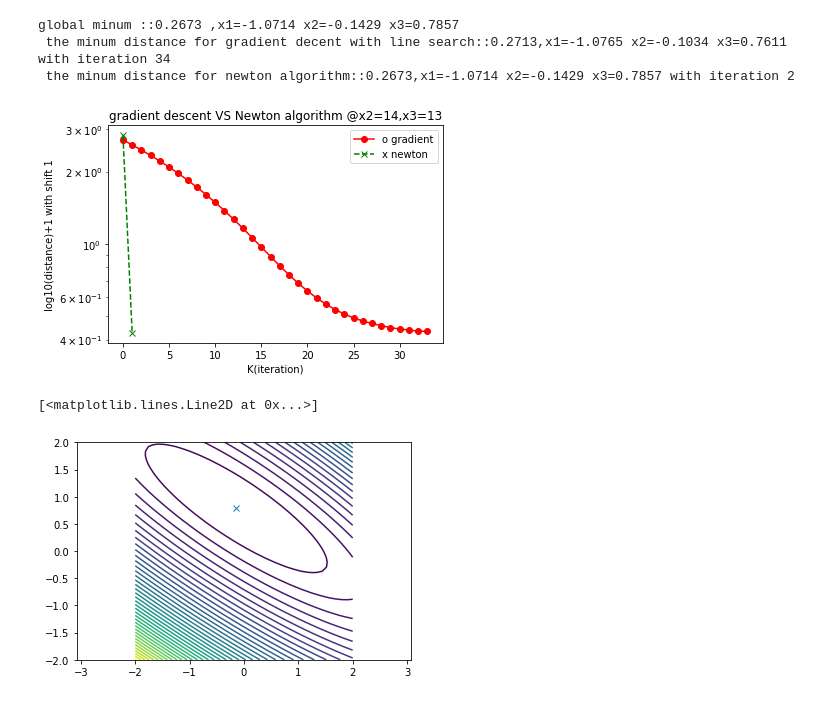
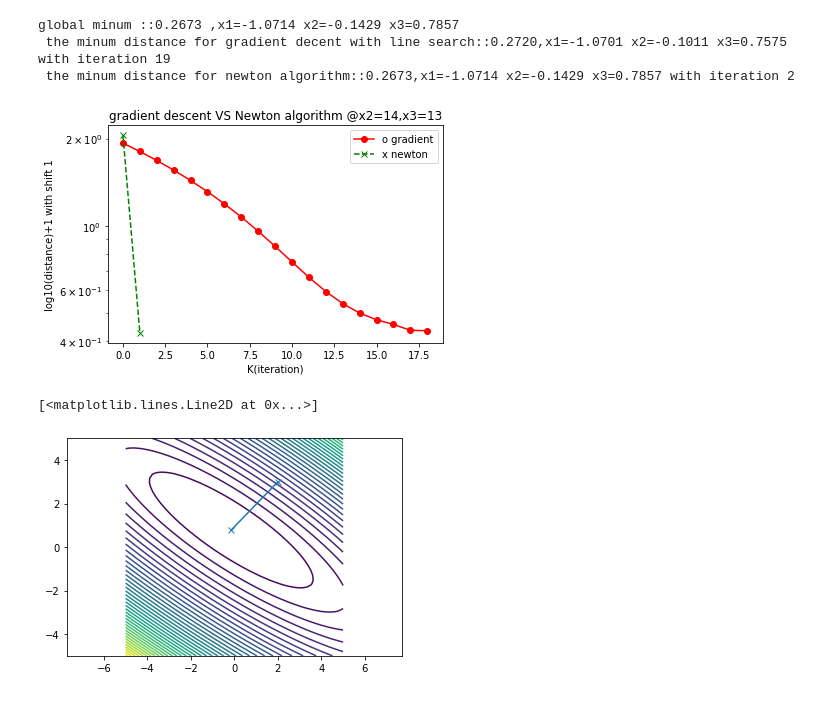
Before and after one commit to schen304joseph/598HW2, a Jupyter notebook: 598HW2.ipynb, the cells around one changed output. Cells and saved outputs as stored; diff of their text form; code cells hidden in the pictures.

```diff
--- a/598HW2.ipynb
+++ b/598HW2.ipynb
@@ -78,47 +78,49 @@ tr=5-8*x2-14*x3+5*x2**2+12*x2*x3+10*x3**2
 tr=np.sqrt(tr)
 print("global minum ::%.4f ,x1=%.4f x2=%.4f x3=%.4f" %(tr,x1,x2,x3))
 
-x=np.array([14,13])
+guesses = [np.array([2, 3])]
+x=guesses[-1]
 sol,cc1,d1=GradientDescentLineSearch(x)
 x1=1-2*sol[0]-3*sol[1]
 print(" the minum distance for gradient decent with line search::%.4f,x1=%.4f x2=%.4f x3=%.4f"%(d1[-1],x1,sol[0],sol[1]),"with iteration",cc1)
 
 sol,cc2,d2=newtons(x)
 x1=1-2*sol[0]-3*sol[1]
+guesses.append(sol)
 print(" the minum distance for newton algorithm::%.4f,x1=%.4f x2=%.4f x3=%.4f"%(d2[-1],x1,sol[0],sol[1]),"with iteration",cc2)
 
 %matplotlib inline
 
 fig = plt.figure()
 
 for i in range(0,cc1):
     d1[i]=math.log10(d1[i])+1
 
 for i in range(0,cc2):
     d2[i]=math.log10(d2[i])+1
 
 plt.plot(d1, 'ro-',label='o gradient')
 plt.plot(d2, 'gx--',label='x newton')
 plt.semilogy()
 
 plt.legend()
 plt.xlabel('K(iteration)')
 plt.ylabel('log10(distance)+1 with shift 1')
 plt.title('gradient descent VS Newton algorithm @x2=14,x3=13')
 plt.show()
 fig = plt.figure()
-xmesh, ymesh = np.mgrid[-2:2:50j,-2:2:50j]
+xmesh, ymesh = np.mgrid[-5:5:50j,-5:5:50j]
 fmesh = loss_func(np.array([xmesh, ymesh]))[0]
 pt.contour(xmesh, ymesh, fmesh, 50)
 plt.axis("equal")
-it_array = np.array(sol)
+it_array = np.array(guesses)
 plt.plot(it_array.T[0], it_array.T[1], "x-")
 # %% [output]
 global minum ::0.2673 ,x1=-1.0714 x2=-0.1429 x3=0.7857
- the minum distance for gradient decent with line search::0.2713,x1=-1.0765 x2=-0.1034 x3=0.7611 with iteration 34
+ the minum distance for gradient decent with line search::0.2720,x1=-1.0701 x2=-0.1011 x3=0.7575 with iteration 19
  the minum distance for newton algorithm::0.2673,x1=-1.0714 x2=-0.1429 x3=0.7857 with iteration 2
-[figure, old version]
+[figure, new version]
 [<matplotlib.lines.Line2D at 0x...>]
-[figure, old version]
+[figure, new version]
 # %% [markdown]
 ![7F06CCC7-690E-49E1-8794-E9BB5EA27E12.jpeg](embedded-picture-1)
```
